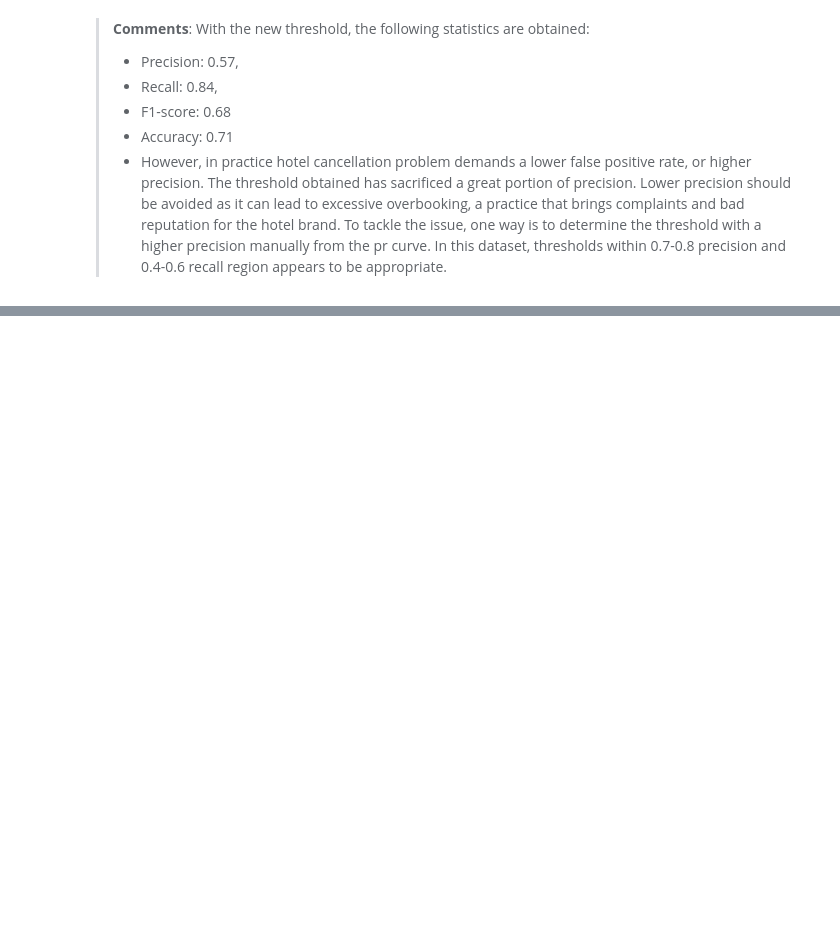
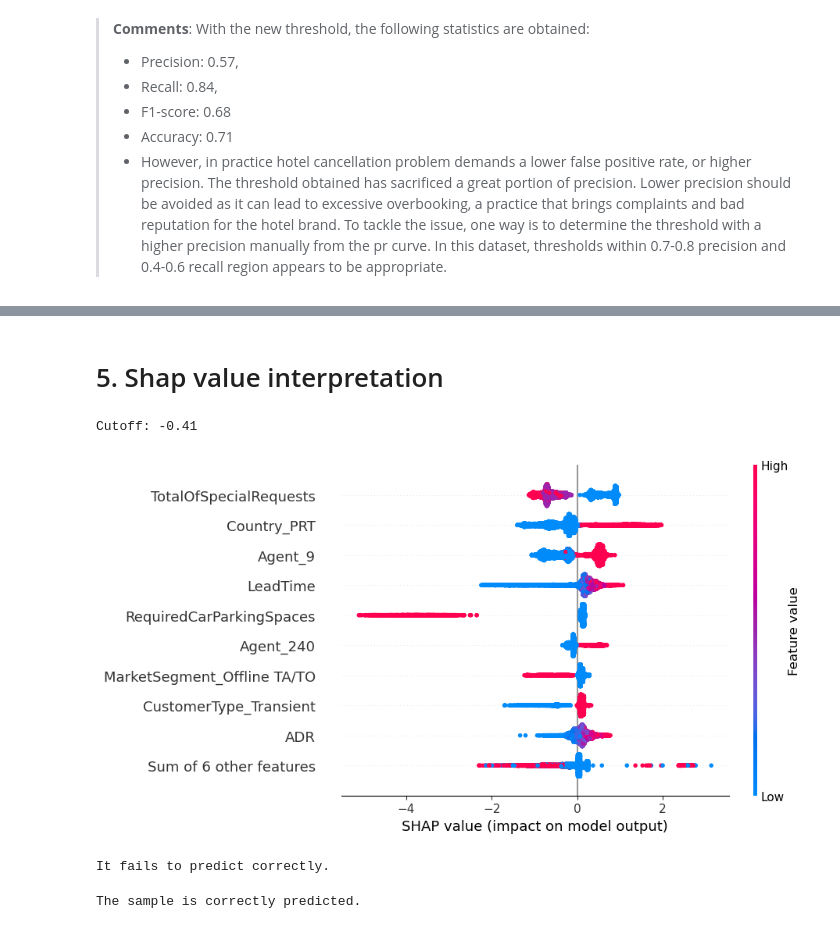
Before and after one commit to Cyrena-um/XGboost-demo-for-hotel-booking-cancellation, a Jupyter notebook: xgboost_demo.ipynb, the cells around one changed output, grey strips where cells are left out. Cells and saved outputs as stored; diff of their text form; code cells hidden in the pictures; blank space fills up the shorter version.

Commit message:
add 5. shap value interpretation

```diff
--- a/xgboost_demo.ipynb
+++ b/xgboost_demo.ipynb
@@ -734,0 +1147,36 @@ plt.show()
+# %% [markdown]
+# 5. Shap value interpretation
+# %%
+## Convert 0.4 to logit
+cutoff = np.log(0.4 / (1-0.4))
+print('Cutoff:', round(cutoff, 2))
+# %% [output]
+Cutoff: -0.41
+# %%
+## Shap value analysis
+explainer = shap.Explainer(model)
+shap_values = explainer(X_test)
+
+## SHAP Summary Plot
+shap.plots.beeswarm(shap_values)
+# %% [output]
+[figure, added]
+# %%
+## Choose one correctly classified data as an example
+true_indices = np.where(y_test)[0]
+first_true_index = true_indices[0]
+if model.predict(X_test)[first_true_index] == y_test.iloc[first_true_index]:
+    print('The sample is correctly predicted.')
+else:
+    print('It fails to predict correctly.')
+# %% [output]
+It fails to predict correctly.
+# %%
+true_indices = np.where(y_test)[0]
+second_true_index = true_indices[1]
+if model.predict(X_test)[second_true_index] == y_test.iloc[second_true_index]:
+    print('The sample is correctly predicted.')
+else:
+    print('It fails to predict correctly.')
+# %% [output]
+The sample is correctly predicted.
```
Also changed, not shown: parts of 45 cells of this notebook.
